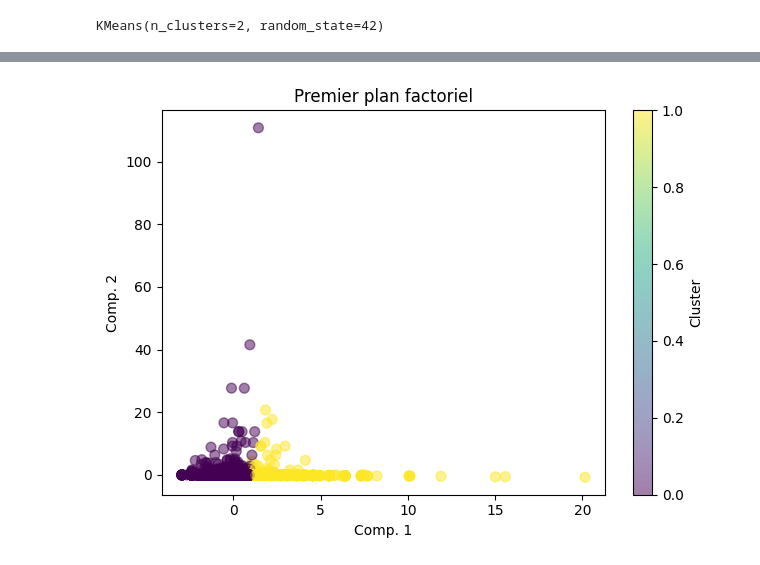
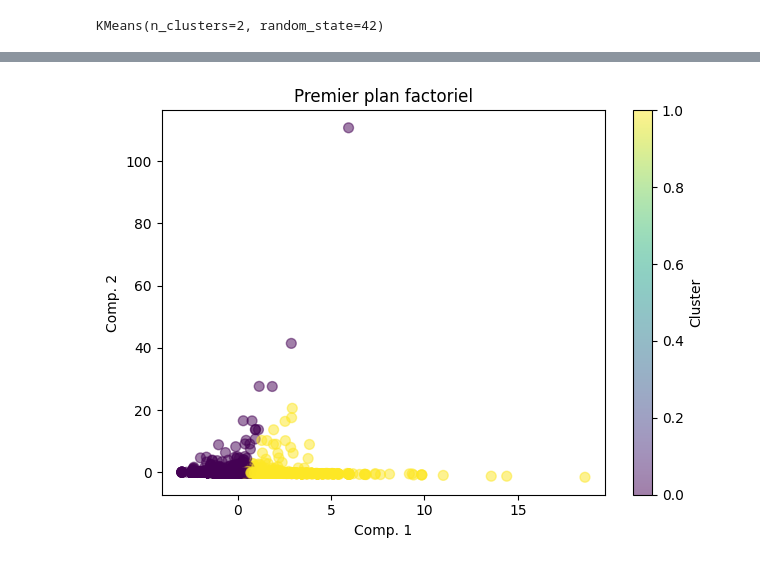
Before and after one commit to laurepg/IF19_project, a Jupyter notebook: kmeans.ipynb, the cells around one changed output, grey strips where cells are left out. Drawn from its saved outputs; the diff is of its cells as text; code cells hidden in the pictures.

```diff
--- a/kmeans.ipynb
+++ b/kmeans.ipynb
@@ -96,17 +102,11 @@ plt.show()
 # %%
-from sklearn.decomposition import PCA
-data_cr = StandardScaler().fit_transform(data.values)
-
-# ACP
-acp = PCA()
-coord = acp.fit_transform(data_cr)
 plt.scatter(coord[:, 0], coord[:, 1], c=labels2, cmap='viridis', s=50, alpha=0.5)
 plt.title('Premier plan factoriel')
 plt.xlabel('Comp. 1')
 plt.ylabel('Comp. 2')
 plt.colorbar(label='Cluster')
 
 plt.tight_layout()
 plt.show()
 # %% [output]
-[figure, old version]
+[figure, new version]
```
Also changed, not shown: parts of 16 cells of this notebook, 4 other files.
